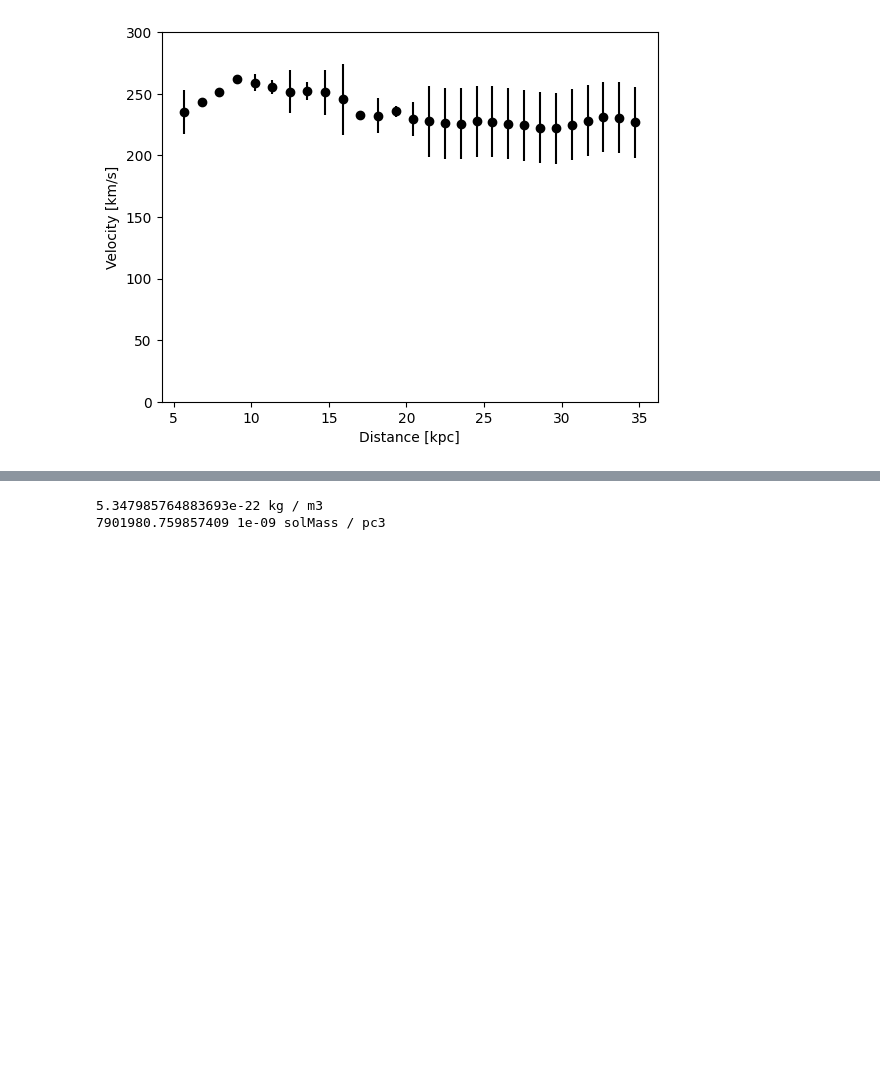
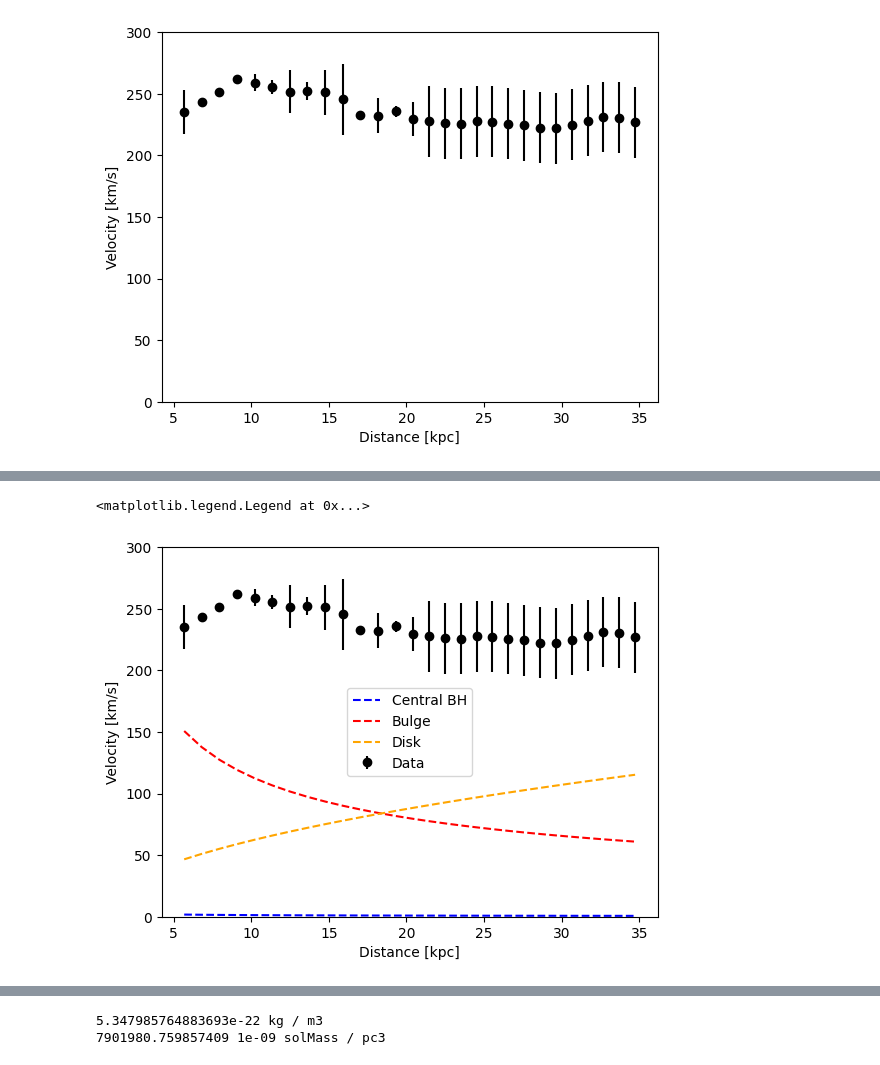
Before and after one commit to wj198414/ASTRON1221, a Jupyter notebook: DarkMatter/galaxy_rotatio_curve.ipynb, the cells around one changed output, grey strips where cells are left out. Saved outputs shown, nothing was run; the diff lists cells and outputs as text; code cells hidden in the pictures; blank space fills up the shorter version.

```diff
--- a/DarkMatter/galaxy_rotatio_curve.ipynb
+++ b/DarkMatter/galaxy_rotatio_curve.ipynb
@@ -51,3 +114,15 @@ plt.ylim(0, 300)
+# %%
+plt.errorbar(tab["col2"], tab["col3"], yerr=tab["col4"], ecolor="black", color="black", fmt='o', label="Data")
+plt.plot(radius_arr.value / 1e3, rotational_velocity_arr.to(u.km / u.s).value, color="blue", linestyle="dashed", label="Central BH")
+plt.plot(radius_arr.value / 1e3, rotational_velocity_bulge_arr.to(u.km / u.s).value, color="red", linestyle="dashed", label="Bulge")
+plt.plot(radius_arr.value / 1e3, rotational_velocity_disk_arr.to(u.km / u.s).value, color="orange", linestyle="dashed", label="Disk")
+plt.xlabel("Distance [kpc]")
+plt.ylabel("Velocity [km/s]")
+plt.ylim(0, 300)
+plt.legend()
+# %% [output]
+<matplotlib.legend.Legend at 0x...>
+[figure, added]
 # %%
 def calc_dark_matter_mass(density, radius):
   volume = 4 * np.pi / 3 * (radius)**3
```
Also changed, not shown: parts of 18 cells of this notebook.
